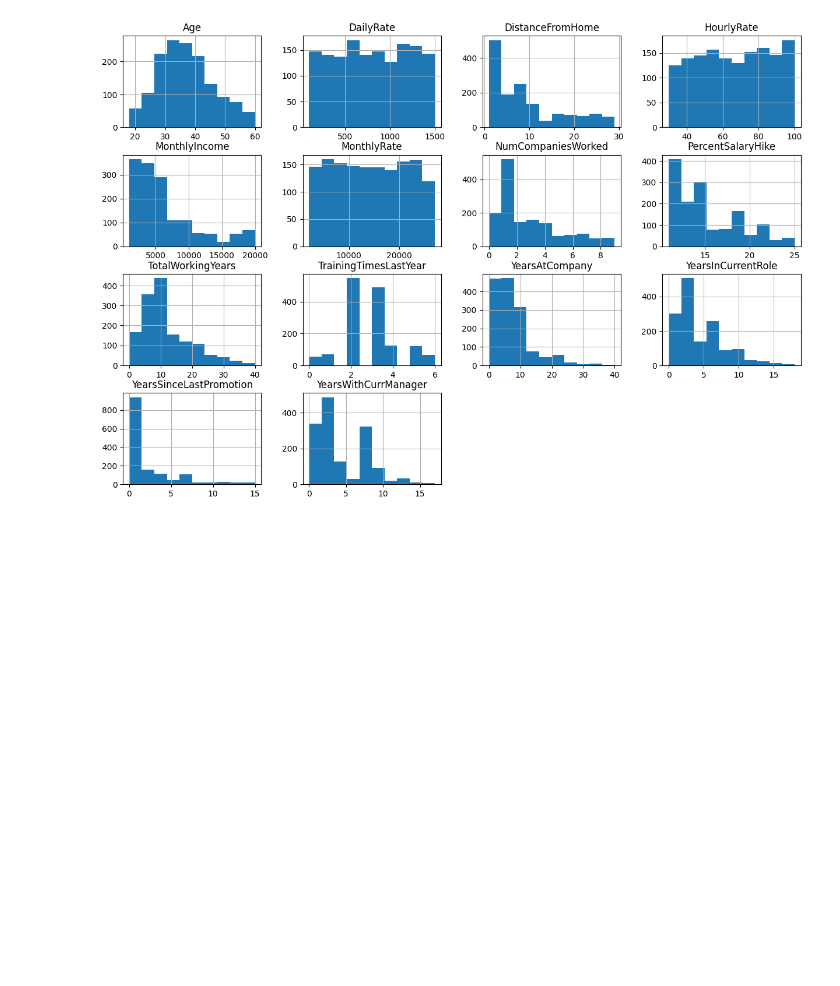
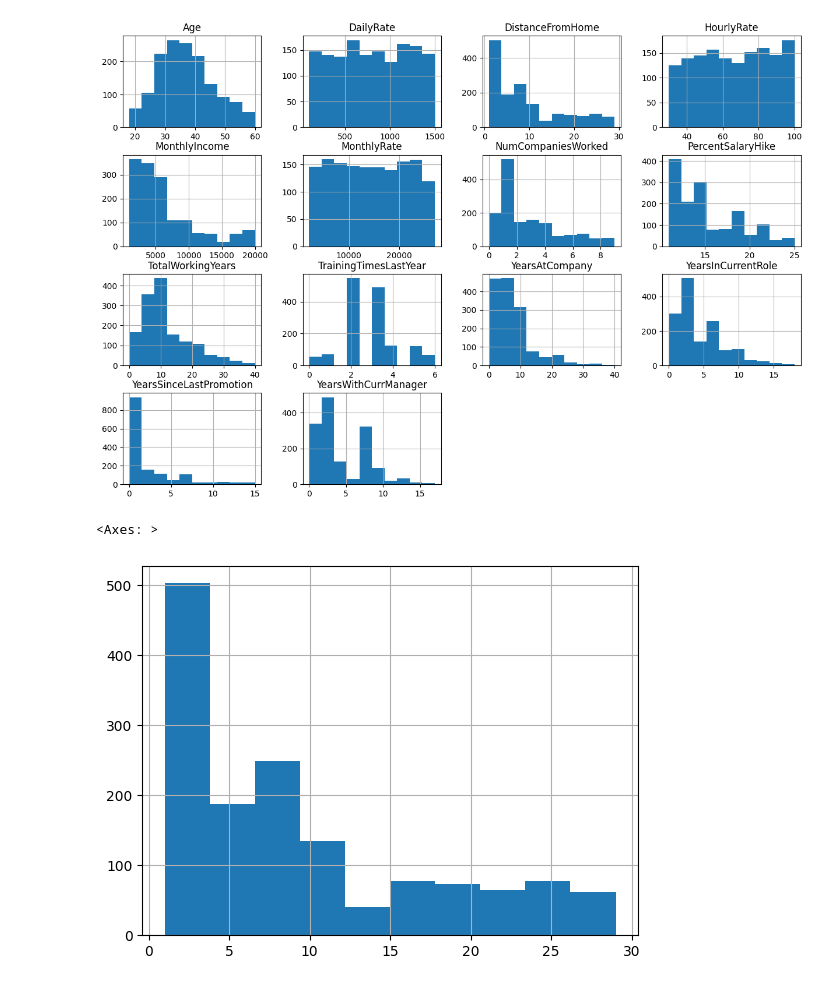
Before and after one commit to stephanyresque/projeto-IBM, a Jupyter notebook: projeto_IBM.ipynb, the cells around one changed output. Drawn from its saved outputs; the diff is of its cells as text; code cells hidden in the pictures; blank space fills up the shorter version.

```diff
--- a/projeto_IBM.ipynb
+++ b/projeto_IBM.ipynb
@@ -1755,3 +1755,8 @@ df[colunas_numericas].hist();
 df[colunas_numericas].hist(figsize = (15,10));
 # %% [output]
 [figure]
+# %%
+df['DistanceFromHome'].hist()
+# %% [output]
+<Axes: >
+[figure, added]
```
Also changed, not shown: parts of 12 cells of this notebook.
